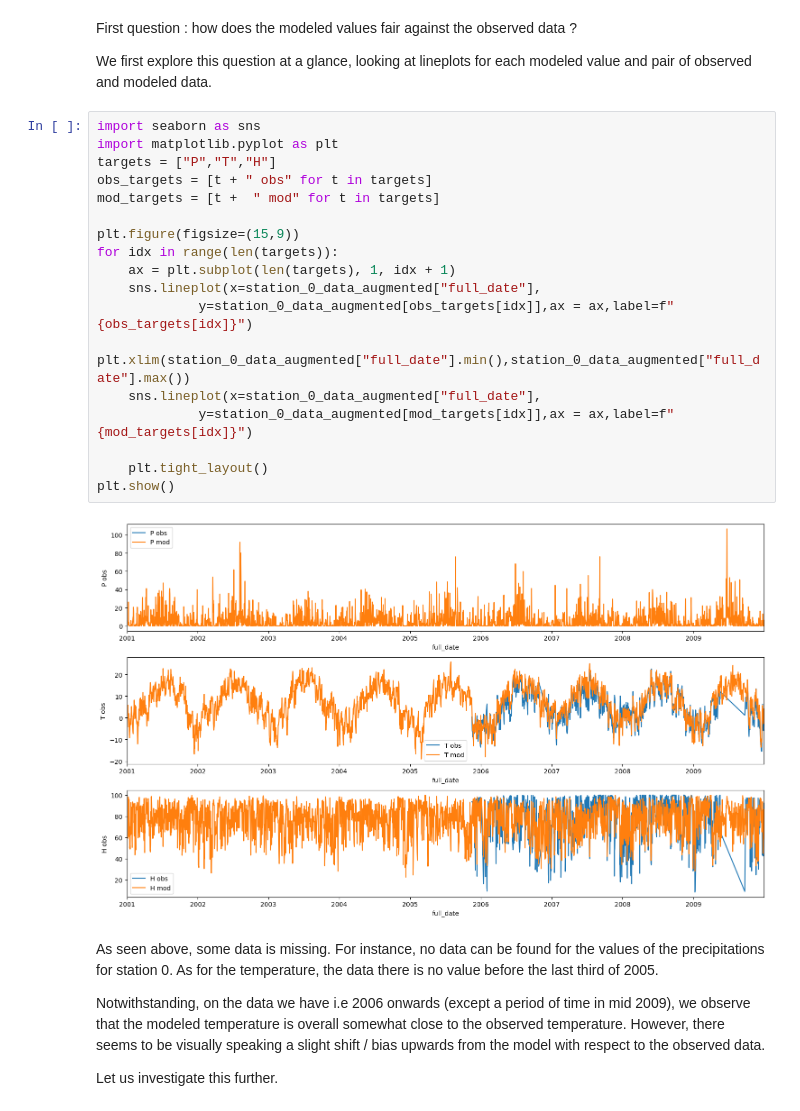
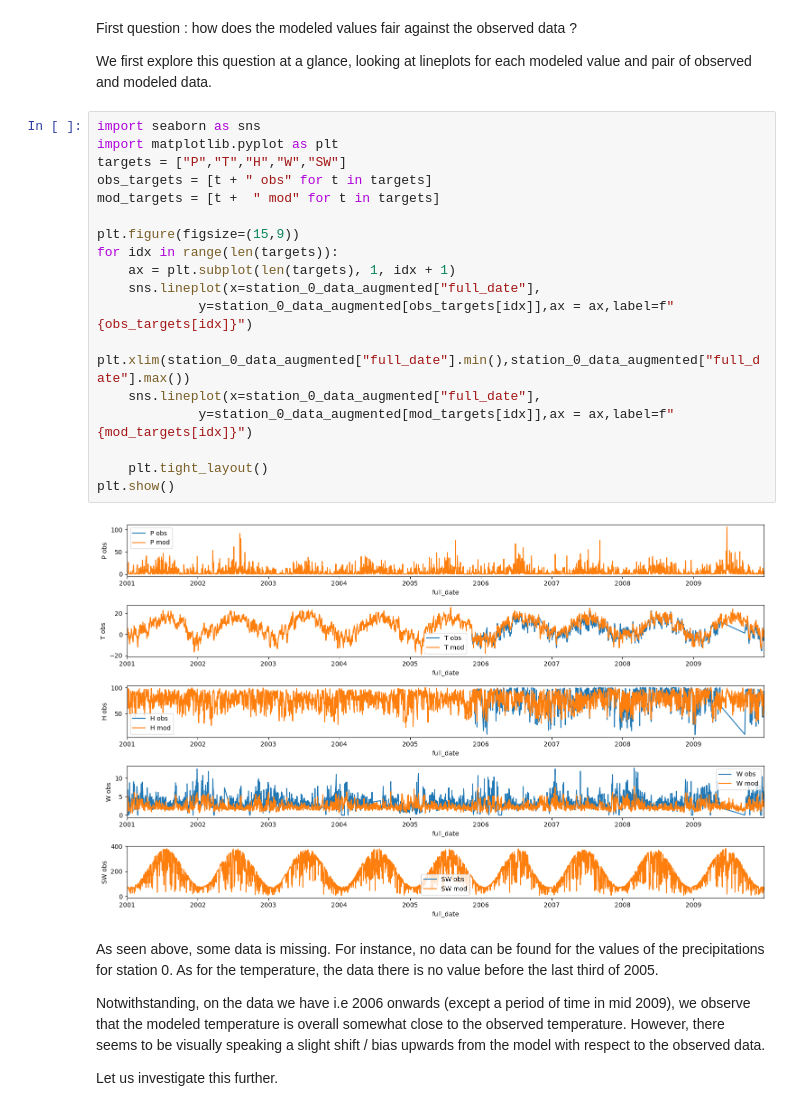
Before and after one commit to AIEnthousiast/Bias_Correction_Model, a Jupyter notebook: MasterNotebook.ipynb, the cells around one changed output. Cells and saved outputs as stored; diff of their text form.

```diff
--- a/MasterNotebook.ipynb
+++ b/MasterNotebook.ipynb
@@ -63,23 +87,23 @@ We first explore this question at a glance, looking at lineplots for each modele
 # %%
 import seaborn as sns
 import matplotlib.pyplot as plt
-targets = ["P","T","H"]
+targets = ["P","T","H","W","SW"]
 obs_targets = [t + " obs" for t in targets]
 mod_targets = [t +  " mod" for t in targets]
 
 plt.figure(figsize=(15,9))
 for idx in range(len(targets)):
     ax = plt.subplot(len(targets), 1, idx + 1)
     sns.lineplot(x=station_0_data_augmented["full_date"],
              y=station_0_data_augmented[obs_targets[idx]],ax = ax,label=f"{obs_targets[idx]}")
     plt.xlim(station_0_data_augmented["full_date"].min(),station_0_data_augmented["full_date"].max())
     sns.lineplot(x=station_0_data_augmented["full_date"],
              y=station_0_data_augmented[mod_targets[idx]],ax = ax,label=f"{mod_targets[idx]}")
 
     plt.tight_layout()
 plt.show()
 # %% [output]
-[figure, old version]
+[figure, new version]
 # %% [markdown]
 As seen above, some data is missing. For instance, no data can be found for the values of the precipitations for station 0. As for the temperature, the data there is no value before the last third of 2005.
 
```
Also changed, not shown: parts of 26 cells of this notebook, 3 other files.
